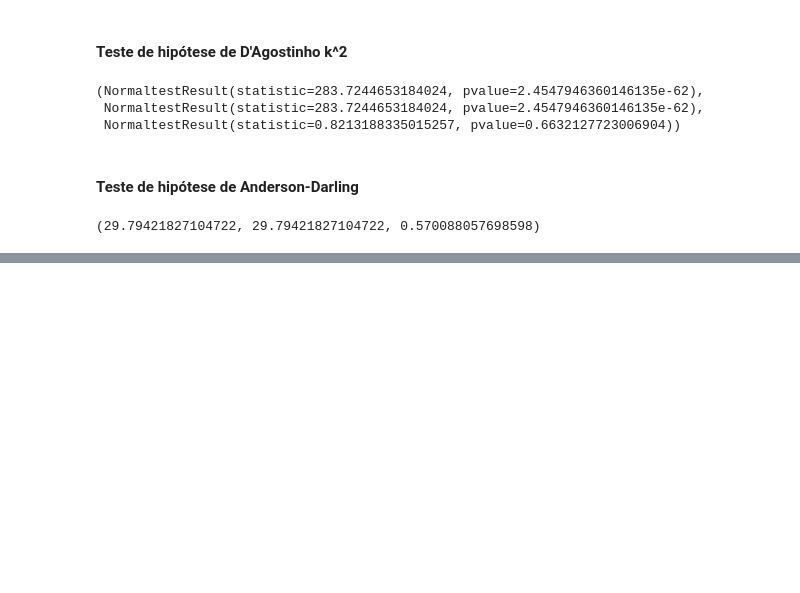
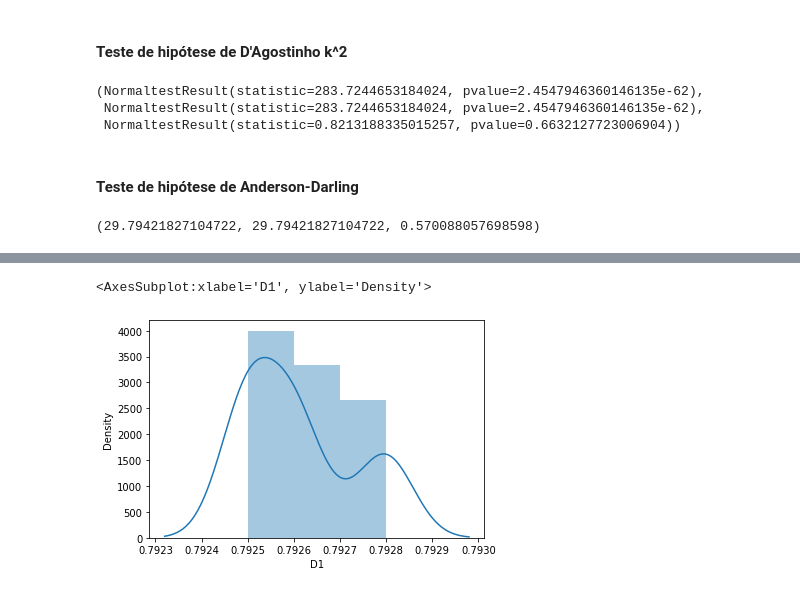
Before and after one commit to AlissonRaphael/statistics_for_data_science_and_machine_learning, a Jupyter notebook: 8_intervalo_confianca/avaliando_algoritmos_classificacao.ipynb, the cells around one changed output, grey strips where cells are left out. Drawn from its saved outputs; the diff is of its cells as text; code cells hidden in the pictures; blank space fills up the shorter version.

```diff
--- a/8_intervalo_confianca/avaliando_algoritmos_classificacao.ipynb
+++ b/8_intervalo_confianca/avaliando_algoritmos_classificacao.ipynb
@@ -354,0 +404,3 @@ teste.plot_simultaneous();
+# %%
+dataset_nao_normal = pd.read_csv('../0_datasets/trip_d1_d2.csv', sep=';')
+dataset_nao_normal.head()
@@ -354,0 +414,5 @@ teste.plot_simultaneous();
+# %%
+sns.distplot(dataset_nao_normal['D1'], kde=True)
+# %% [output]
+<AxesSubplot:xlabel='D1', ylabel='Density'>
+[figure, added]
```
Also changed, not shown: parts of 51 cells of this notebook.
